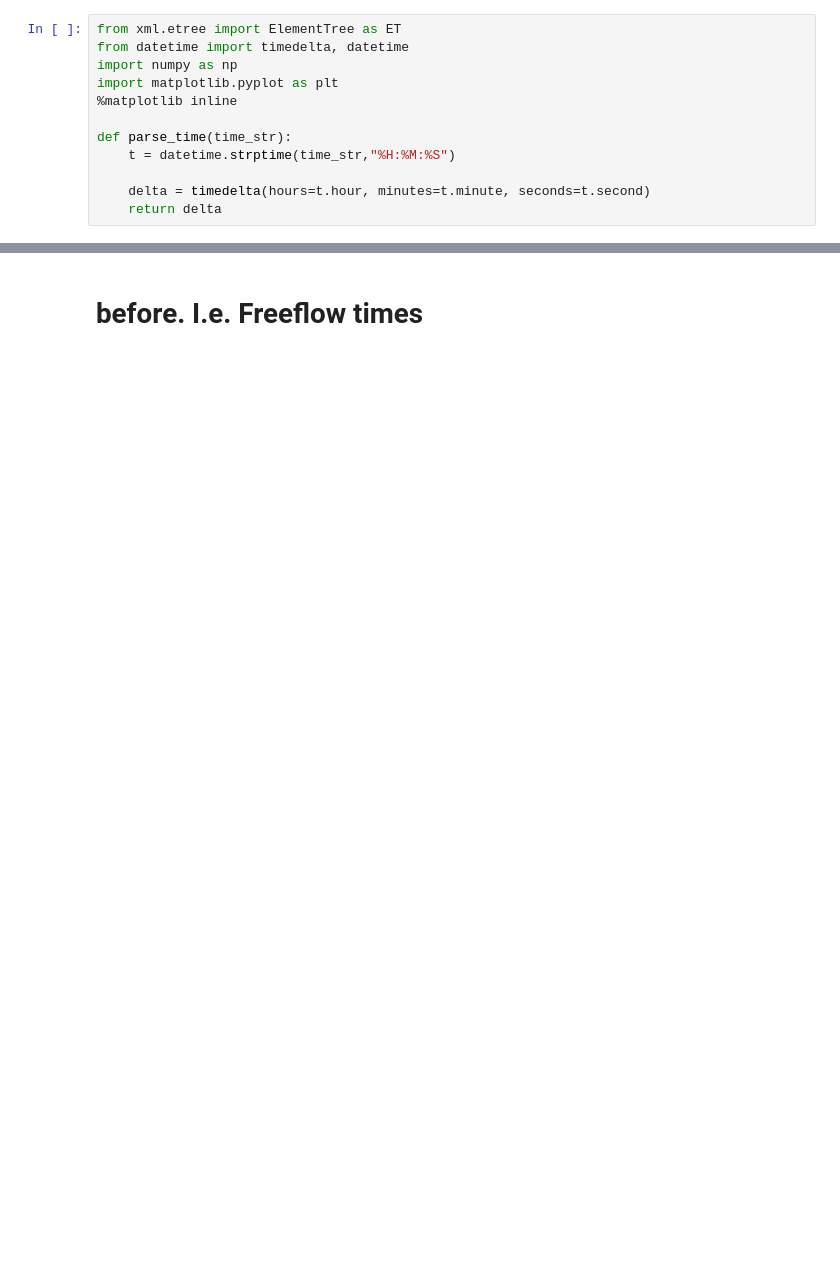
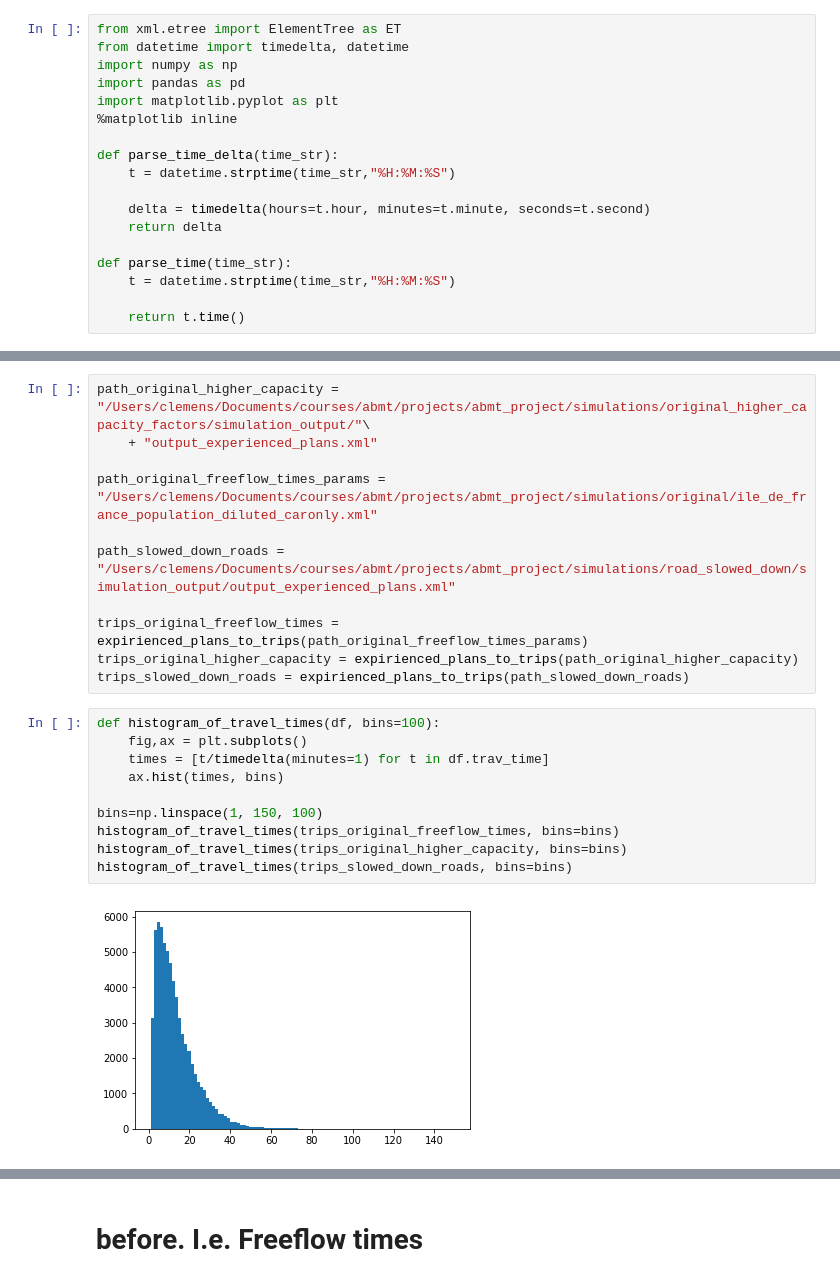
Before and after one commit to rauwuckl/abmt_project, a Jupyter notebook: analysis/Python/Analysis.ipynb, the cells around one changed output, grey strips where cells are left out. Cells and saved outputs as stored; diff of their text form; blank space fills up the shorter version.

```diff
--- a/analysis/Python/Analysis.ipynb
+++ b/analysis/Python/Analysis.ipynb
@@ -2,11 +2,17 @@
 from xml.etree import ElementTree as ET
 from datetime import timedelta, datetime
 import numpy as np
+import pandas as pd
 import matplotlib.pyplot as plt
 %matplotlib inline
+
+def parse_time_delta(time_str):
+    t = datetime.strptime(time_str,"%H:%M:%S")
+
+    delta = timedelta(hours=t.hour, minutes=t.minute, seconds=t.second)
+    return delta
 
 def parse_time(time_str):
     t = datetime.strptime(time_str,"%H:%M:%S")
 
-    delta = timedelta(hours=t.hour, minutes=t.minute, seconds=t.second)
-    return delta
+    return t.time()
@@ -36,0 +93,23 @@ np.max(times_after)/60
+# %%
+path_original_higher_capacity = "/Users/clemens/Documents/courses/abmt/projects/abmt_project/simulations/original_higher_capacity_factors/simulation_output/"\
+    + "output_experienced_plans.xml"
+
+path_original_freeflow_times_params = "/Users/clemens/Documents/courses/abmt/projects/abmt_project/simulations/original/ile_de_france_population_diluted_caronly.xml"
+
+path_slowed_down_roads = "/Users/clemens/Documents/courses/abmt/projects/abmt_project/simulations/road_slowed_down/simulation_output/output_experienced_plans.xml"
+
+trips_original_freeflow_times = expirienced_plans_to_trips(path_original_freeflow_times_params)
+trips_original_higher_capacity = expirienced_plans_to_trips(path_original_higher_capacity)
+trips_slowed_down_roads = expirienced_plans_to_trips(path_slowed_down_roads)
+# %%
+def histogram_of_travel_times(df, bins=100):
+    fig,ax = plt.subplots()
+    times = [t/timedelta(minutes=1) for t in df.trav_time]
+    ax.hist(times, bins)
+
+bins=np.linspace(1, 150, 100)
+histogram_of_travel_times(trips_original_freeflow_times, bins=bins)
+histogram_of_travel_times(trips_original_higher_capacity, bins=bins)
+histogram_of_travel_times(trips_slowed_down_roads, bins=bins)
+# %% [output]
+[figure, added]
```
Also changed, not shown: parts of 12 cells of this notebook, 41 other files.
